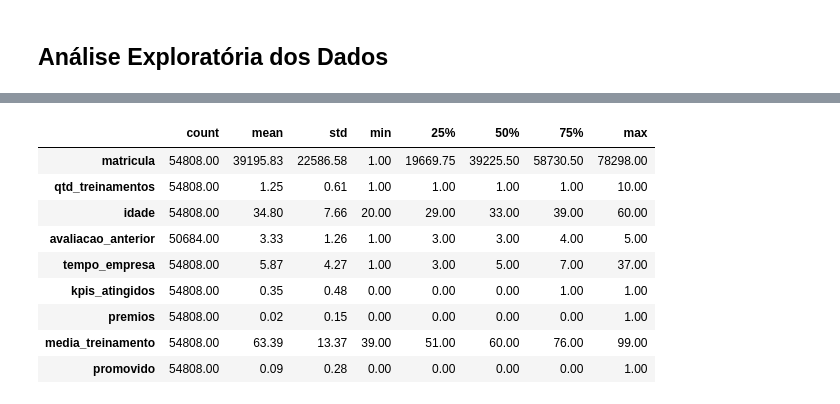
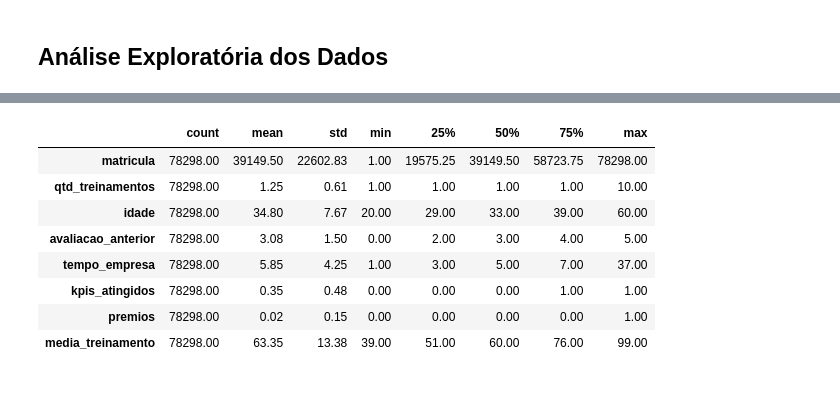
Before and after one commit to Douglaas92/tcc_people_analytics, a Jupyter notebook: 01_projeto-python.ipynb, the cells around one changed output, grey strips where cells are left out. Cells and saved outputs as stored; diff of their text form; code cells hidden in the pictures.

Commit message:
Adicionando algumas analises no projeto

```diff
--- a/01_projeto-python.ipynb
+++ b/01_projeto-python.ipynb
@@ -33,5 +82,0 @@ Wall time: 0 ns
-# %%
-%%time
-# carregando apenas base de treino para análise exploratória
-df = pd.read_csv("dataset/train_hr_class.csv")
-df.head()
@@ -76,0 +103,22 @@ Wall time: 11.6 ms
+# %%
+def tratar_tipo_dados(df):
+    for col in df.columns:
+        try:
+            df[col] = pd.to_numeric(df[col])
+        except ValueError:
+            pass
+        except TypeError:
+            print(f"Não foi possível converter a coluna {col} devido a um TypeError.")
+
+        if df[col].dtype == 'object' and df[col].nunique() / len(df) < 0.5:
+            df[col] = df[col].astype('category')
+
+    # Força a variável target 'promovido' a ser categórica, se ela existir no DF
+    if 'promovido' in df.columns:
+        df['promovido'] = df['promovido'].astype('category')
+
+    return df
+
+df_treino = tratar_tipo_dados(df_treino)
+df_teste = tratar_tipo_dados(df_teste)
+df_analise = tratar_tipo_dados(df_analise)
@@ -76,0 +226,15 @@ Wall time: 11.6 ms
+# %%
+# Dataset de treino
+df_treino['escolaridade'] = df_treino['escolaridade'].cat.add_categories(['No_Education'])
+df_treino['escolaridade'] = df_treino['escolaridade'].fillna('No_Education')
+df_treino['avaliacao_anterior'] = df_treino['avaliacao_anterior'].fillna(0)
+
+# Dataset de teste
+df_teste['escolaridade'] = df_teste['escolaridade'].cat.add_categories(['No_Education'])
+df_teste['escolaridade'] = df_teste['escolaridade'].fillna('No_Education')
+df_teste['avaliacao_anterior'] = df_teste['avaliacao_anterior'].fillna(0)
+
+# Dataset Junção
+df_analise['escolaridade'] = df_analise['escolaridade'].cat.add_categories(['No_Education'])
+df_analise['escolaridade'] = df_analise['escolaridade'].fillna('No_Education')
+df_analise['avaliacao_anterior'] = df_analise['avaliacao_anterior'].fillna(0)
@@ -108,5 +283,4 @@ Wall time: 27.4 ms
 # %%
-%%time
 # Estatística Descritiva
-df.describe().T
+df_analise.describe().T
 # %% [output]
@@ -115,10 +287,9 @@ Wall time: 35.2 ms
 |  | count | mean | std | min | 25% | 50% | 75% | max |
-| matricula | 54808.00 | 39195.83 | 22586.58 | 1.00 | 19669.75 | 39225.50 | 58730.50 | 78298.00 |
-| qtd_treinamentos | 54808.00 | 1.25 | 0.61 | 1.00 | 1.00 | 1.00 | 1.00 | 10.00 |
-| idade | 54808.00 | 34.80 | 7.66 | 20.00 | 29.00 | 33.00 | 39.00 | 60.00 |
-| avaliacao_anterior | 50684.00 | 3.33 | 1.26 | 1.00 | 3.00 | 3.00 | 4.00 | 5.00 |
-| tempo_empresa | 54808.00 | 5.87 | 4.27 | 1.00 | 3.00 | 5.00 | 7.00 | 37.00 |
-| kpis_atingidos | 54808.00 | 0.35 | 0.48 | 0.00 | 0.00 | 0.00 | 1.00 | 1.00 |
-| premios | 54808.00 | 0.02 | 0.15 | 0.00 | 0.00 | 0.00 | 0.00 | 1.00 |
-| media_treinamento | 54808.00 | 63.39 | 13.37 | 39.00 | 51.00 | 60.00 | 76.00 | 99.00 |
-| promovido | 54808.00 | 0.09 | 0.28 | 0.00 | 0.00 | 0.00 | 0.00 | 1.00 |
+| matricula | 78298.00 | 39149.50 | 22602.83 | 1.00 | 19575.25 | 39149.50 | 58723.75 | 78298.00 |
+| qtd_treinamentos | 78298.00 | 1.25 | 0.61 | 1.00 | 1.00 | 1.00 | 1.00 | 10.00 |
+| idade | 78298.00 | 34.80 | 7.67 | 20.00 | 29.00 | 33.00 | 39.00 | 60.00 |
+| avaliacao_anterior | 78298.00 | 3.08 | 1.50 | 0.00 | 2.00 | 3.00 | 4.00 | 5.00 |
+| tempo_empresa | 78298.00 | 5.85 | 4.25 | 1.00 | 3.00 | 5.00 | 7.00 | 37.00 |
+| kpis_atingidos | 78298.00 | 0.35 | 0.48 | 0.00 | 0.00 | 0.00 | 1.00 | 1.00 |
+| premios | 78298.00 | 0.02 | 0.15 | 0.00 | 0.00 | 0.00 | 0.00 | 1.00 |
+| media_treinamento | 78298.00 | 63.35 | 13.38 | 39.00 | 51.00 | 60.00 | 76.00 | 99.00 |
```
Also changed, not shown: parts of 39 cells of this notebook, 1 other file.
